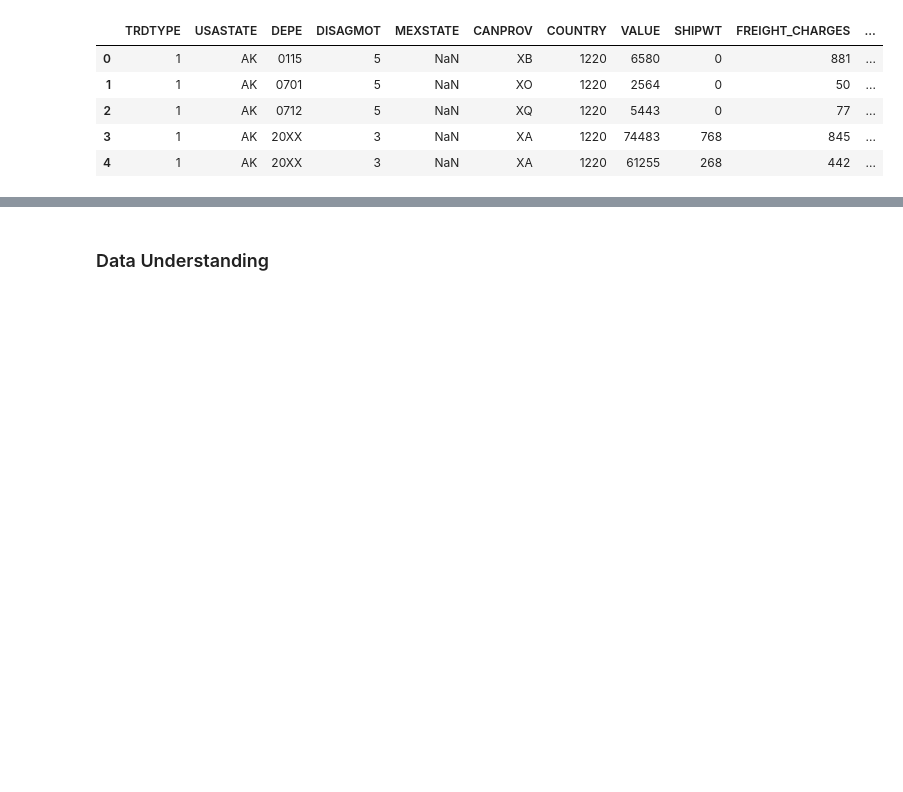
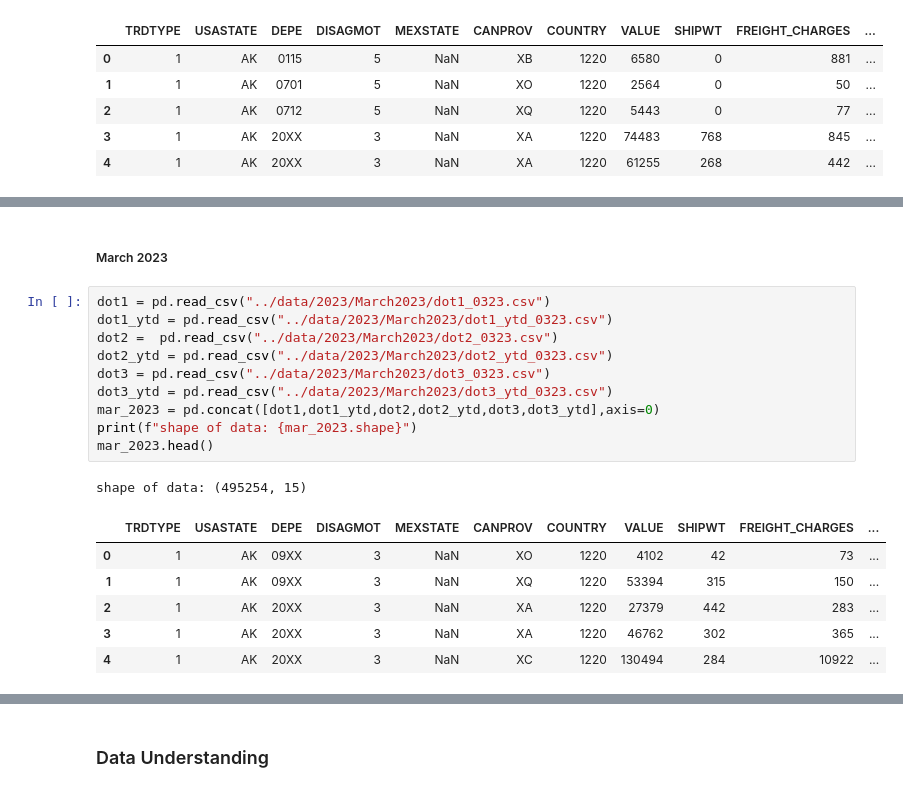
Before and after one commit to adubrightkwartengsnr/TransBorder-Freight-Data-Analysis, a Jupyter notebook: notebooks/transborder-freight-analysis.ipynb, the cells around one changed output, grey strips where cells are left out. Saved outputs shown, nothing was run; the diff lists cells and outputs as text; blank space fills up the shorter version.

```diff
--- a/notebooks/transborder-freight-analysis.ipynb
+++ b/notebooks/transborder-freight-analysis.ipynb
@@ -780,0 +823,20 @@ shape of data: (1591221, 15)
+# %% [markdown]
+##### March 2023
+# %%
+dot1 = pd.read_csv("../data/2023/March2023/dot1_0323.csv")
+dot1_ytd = pd.read_csv("../data/2023/March2023/dot1_ytd_0323.csv")
+dot2 =  pd.read_csv("../data/2023/March2023/dot2_0323.csv")
+dot2_ytd = pd.read_csv("../data/2023/March2023/dot2_ytd_0323.csv")
+dot3 = pd.read_csv("../data/2023/March2023/dot3_0323.csv")
+dot3_ytd = pd.read_csv("../data/2023/March2023/dot3_ytd_0323.csv")
+mar_2023 = pd.concat([dot1,dot1_ytd,dot2,dot2_ytd,dot3,dot3_ytd],axis=0)
+print(f"shape of data: {mar_2023.shape}")
+mar_2023.head()
+# %% [output]
+shape of data: (495254, 15)
+|  | TRDTYPE | USASTATE | DEPE | DISAGMOT | MEXSTATE | CANPROV | COUNTRY | VALUE | SHIPWT | FREIGHT_CHARGES | ... |
+| 0 | 1 | AK | 09XX | 3 | NaN | XO | 1220 | 4102 | 42 | 73 | ... |
+| 1 | 1 | AK | 09XX | 3 | NaN | XQ | 1220 | 53394 | 315 | 150 | ... |
+| 2 | 1 | AK | 20XX | 3 | NaN | XA | 1220 | 27379 | 442 | 283 | ... |
+| 3 | 1 | AK | 20XX | 3 | NaN | XA | 1220 | 46762 | 302 | 365 | ... |
+| 4 | 1 | AK | 20XX | 3 | NaN | XC | 1220 | 130494 | 284 | 10922 | ... |
```
Also changed, not shown: parts of 23 cells of this notebook.
